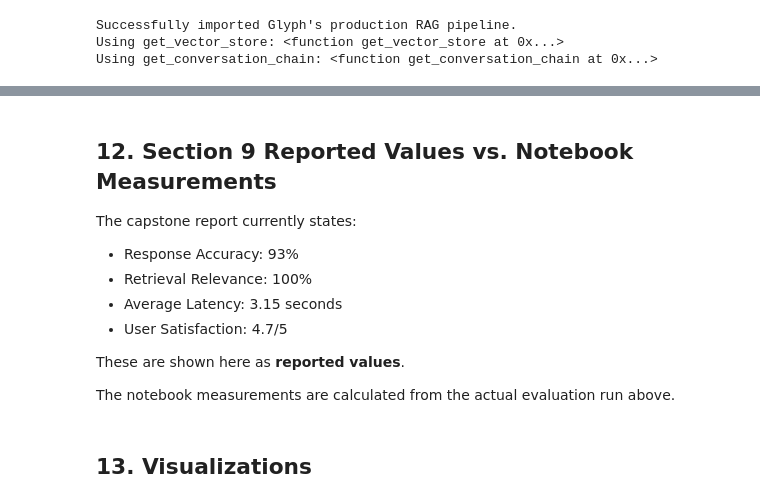
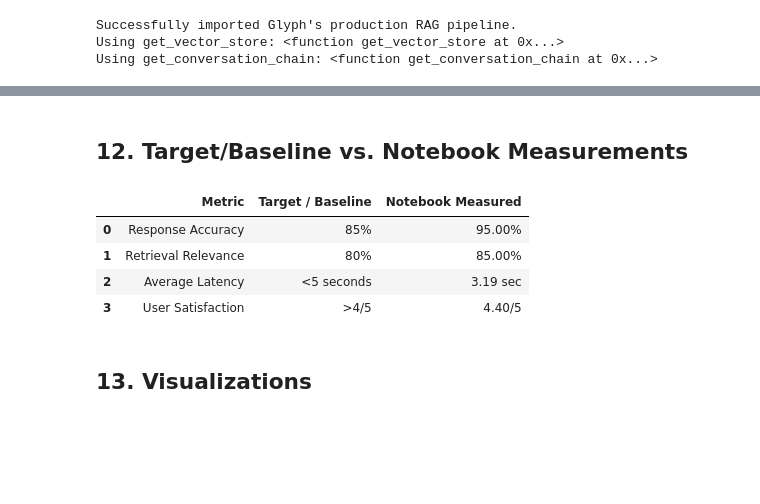
Before and after one commit to ka-206/Glyph, a Jupyter notebook: notebooks/evaluation.ipynb, the cells around one changed output, grey strips where cells are left out. Drawn from its saved outputs; the diff is of its cells as text; code cells hidden in the pictures; blank space fills up the shorter version.

```diff
--- a/notebooks/evaluation.ipynb
+++ b/notebooks/evaluation.ipynb
@@ -200,17 +168,0 @@ Found evaluation dataset: e:\kajal\Engg\Glyph\evaluation_data\evaluation_questio
-# %%
-# 5. Validate that all referenced PDFs exist
-
-missing_pdfs = []
-
-for pdf_name in eval_df["pdf"].dropna().unique():
-    pdf_path = PDF_DIR / str(pdf_name)
-    if not pdf_path.exists():
-        missing_pdfs.append(str(pdf_path))
-
-if missing_pdfs:
-    print("Missing PDFs:")
-    for p in missing_pdfs:
-        print(" -", p)
-    print("\nPlace the PDFs in evaluation_data/pdfs/ and rerun this cell.")
-else:
-    print("All evaluation PDFs found.")
@@ -549,45 +611,34 @@ metrics
-# %% [markdown]
-## 12. Section 9 Reported Values vs. Notebook Measurements
-
-The capstone report currently states:
-
-- Response Accuracy: 93%
-- Retrieval Relevance: 100%
-- Average Latency: 3.15 seconds
-- User Satisfaction: 4.7/5
-
-These are shown here as **reported values**.
-
-The notebook measurements are calculated from the actual evaluation run above.
+# %% [markdown]
+## 12. Target/Baseline vs. Notebook Measurements
 # %%
 comparison = pd.DataFrame({
     "Metric": [
         "Response Accuracy",
         "Retrieval Relevance",
         "Average Latency",
         "User Satisfaction"
     ],
     "Target / Baseline": [
         "85%",
-        "High",
+        "80%",
         "<5 seconds",
         ">4/5"
-    ],
-    "Section 9 Reported": [
-        "93%",
-        "100%",
-        "3.15 sec",
-        "4.7/5"
     ],
     "Notebook Measured": [
         f"{response_accuracy_pct:.2f}%" if not np.isnan(response_accuracy_pct) else "N/A",
         f"{retrieval_relevance_pct:.2f}%" if not np.isnan(retrieval_relevance_pct) else "N/A",
         f"{average_latency_sec:.2f} sec" if not np.isnan(average_latency_sec) else "N/A",
         f"{user_satisfaction_5:.2f}/5" if not np.isnan(user_satisfaction_5) else "N/A",
     ]
 })
 
 comparison
+# %% [output]
+|  | Metric | Target / Baseline | Notebook Measured |
+| 0 | Response Accuracy | 85% | 95.00% |
+| 1 | Retrieval Relevance | 80% | 85.00% |
+| 2 | Average Latency | <5 seconds | 3.19 sec |
+| 3 | User Satisfaction | >4/5 | 4.40/5 |
 # %% [markdown]
 ## 13. Visualizations
 # %%
```
Also changed, not shown: parts of 30 cells of this notebook.
